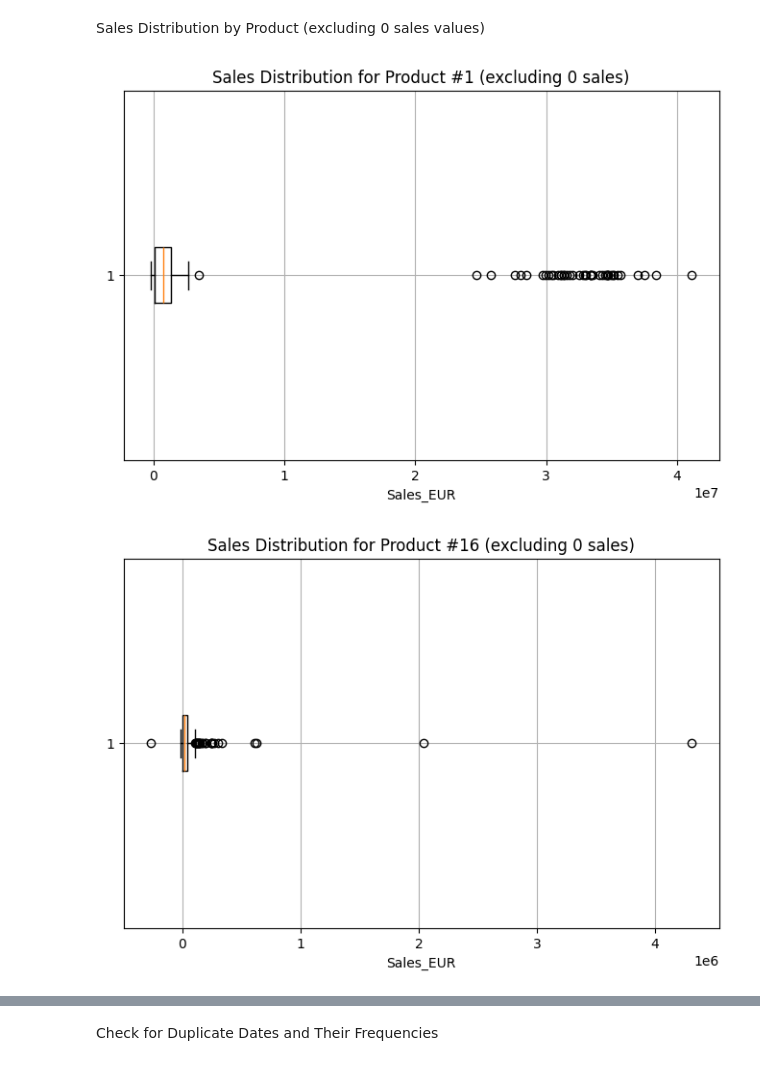
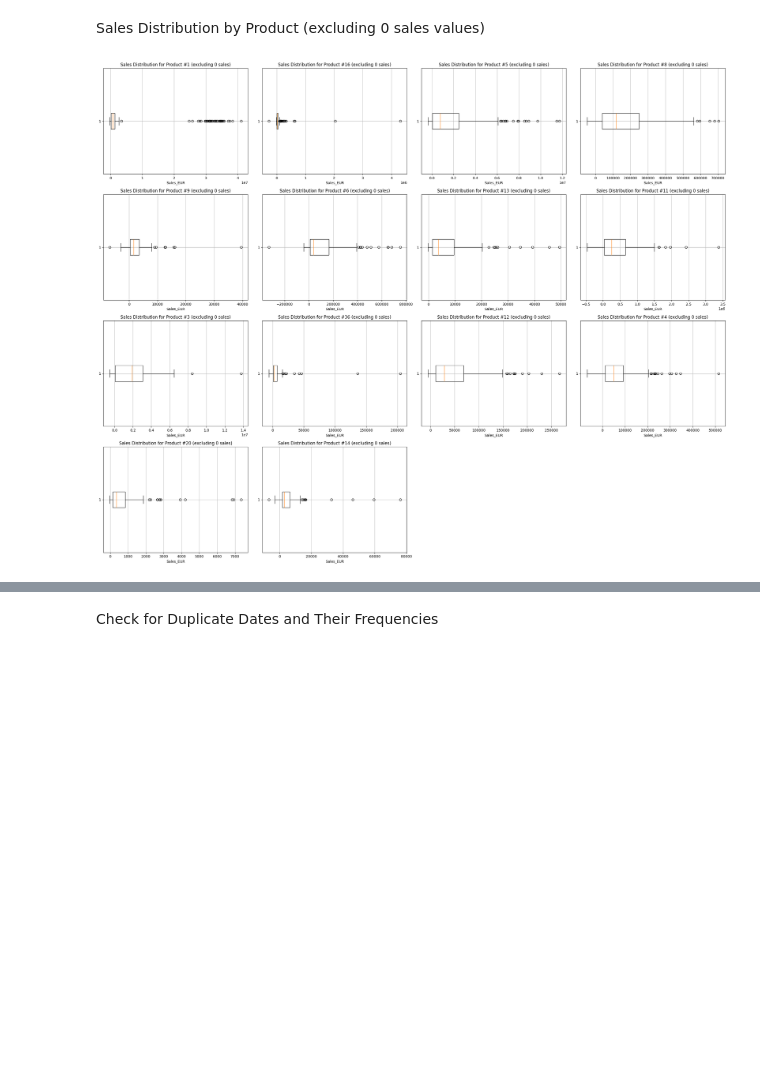
Before and after one commit to gugaaa1904/BC, a Jupyter notebook: Case 2.ipynb, the cells around one changed output, grey strips where cells are left out. Cells and saved outputs as stored; diff of their text form; code cells hidden in the pictures; blank space fills up the shorter version.

```diff
--- a/Case 2.ipynb
+++ b/Case 2.ipynb
@@ -104,18 +108,23 @@ Non-Zero Sales Count: 2667
 Sales Distribution by Product (excluding 0 sales values)
 # %%
 filtered_sales = sales_data[sales_data["Sales_EUR"] != 0]
+unique_products = filtered_sales["Mapped_GCK"].unique()
+num_columns = 4
+num_rows = (len(unique_products) // num_columns) + int(len(unique_products) % num_columns != 0)
+fig, axes = plt.subplots(num_rows, num_columns, figsize=(25, 5 * num_rows))
+axes = axes.flatten()
 
-unique_products = filtered_sales["Mapped_GCK"].unique()
+for i, product in enumerate(unique_products):
+    product_data = filtered_sales[filtered_sales["Mapped_GCK"] == product]["Sales_EUR"]
+    axes[i].boxplot(product_data, vert=False)
+    axes[i].set_title(f"Sales Distribution for Product {product} (excluding 0 sales)")
+    axes[i].set_xlabel("Sales_EUR")
+    axes[i].grid(True)
 
-for product in unique_products:
-    product_data = filtered_sales[filtered_sales["Mapped_GCK"] == product]["Sales_EUR"]
+for j in range(i + 1, len(axes)):
+    axes[j].axis("off")
 
-    plt.figure(figsize=(8, 5))
-    plt.boxplot(product_data, vert=False)
-    plt.title(f"Sales Distribution for Product {product} (excluding 0 sales)")
-    plt.xlabel("Sales_EUR")
-    plt.grid(True)
-    plt.show()
+plt.tight_layout()
+plt.show()
 # %% [output]
-[figure, old version]
+[figure, new version]
-[figure, removed]
```
Also changed, not shown: parts of 36 cells of this notebook, 1 other file.
